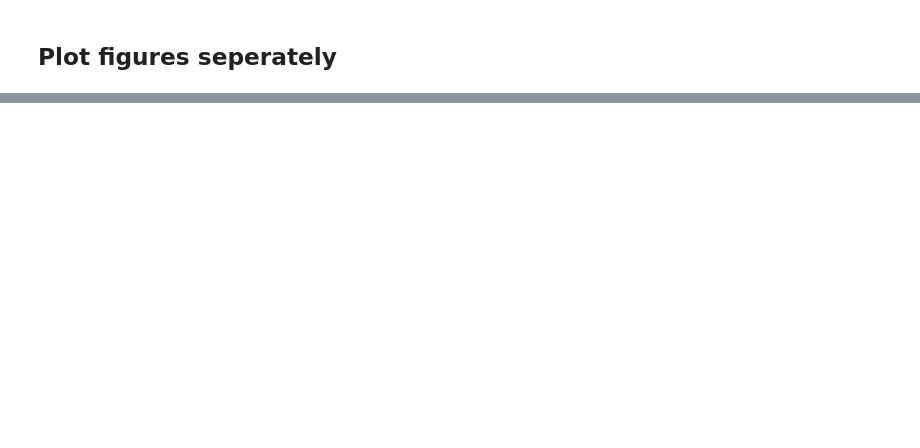
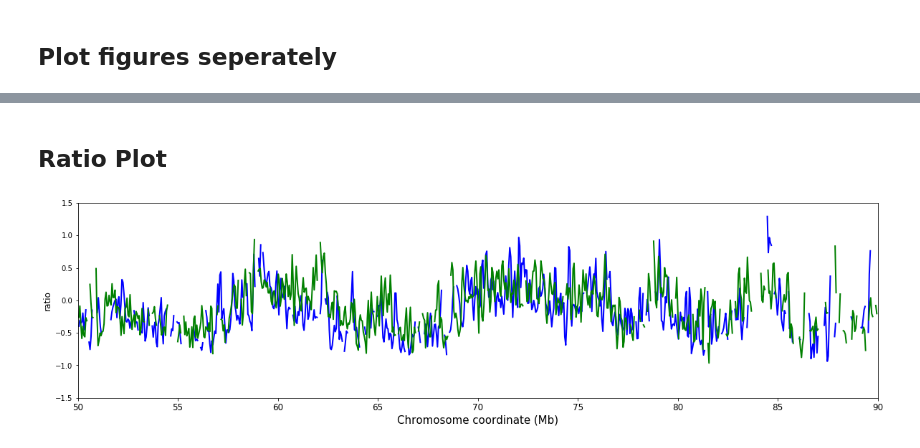
Before and after one commit to ame9yu/cell-cycle-chromatin, a Jupyter notebook: dna-replication-sandbox/WCEReplicationTiming.ipynb, the cells around one changed output, grey strips where cells are left out. Drawn from its saved outputs; the diff is of its cells as text; code cells hidden in the pictures; blank space fills up the shorter version.

```diff
--- a/dna-replication-sandbox/WCEReplicationTiming.ipynb
+++ b/dna-replication-sandbox/WCEReplicationTiming.ipynb
@@ -130,0 +164,29 @@ for data in data_array:
+# %%
+xarray_exp1 = []
+yarray_exp1 = []
+xarray_exp2 = []
+yarray_exp2 = []
+
+# smooth exp1
+for data in data_array_exp1:
+    xnew, ynew = new_smooth(data[0])
+    xarray_exp1.append(xnew)
+    yarray_exp1.append(ynew)
+
+# smooth exp2
+for data in data_array_exp2:
+    xnew, ynew = new_smooth(data[0])
+    xarray_exp2.append(xnew)
+    yarray_exp2.append(ynew)
+
+# smooth Itamar's data
+rep1_x, rep1_y = new_smooth(rep1_S)
+rep2_x, rep2_y = new_smooth(rep2_S)
+# %%
+# size validation
+for x in xarray_exp1:
+    print(x.shape)
+for x in xarray_exp2:
+    print(x.shape)
+print(rep1_x.shape)
+print(rep1_y.shape)
@@ -234,0 +328,18 @@ fig.savefig("exp2_WCE_seperate.pdf",bbox_extra_artists=(lgd,), bbox_inches='tigh
+# %% [markdown]
+## Ratio Plot
+# %%
+# rep1 and rep2
+fig = plt.figure()
+ax = fig.add_subplot(111)
+ax.plot(rep1_x, rep1_y, color="blue", lw=2)
+ax.plot(rep2_x, rep2_y, color="green", lw=2)
+
+ax.set_xlim(left=minval*Mb, right=maxval*Mb);
+ax.set_ylim(bottom=-1.5, top=1.5)
+ax.set_xlabel("Chromosome coordinate (Mb)", size=15);
+ax.set_ylabel("ratio", size=12);
+ax.set_xticklabels(map(lambda x: int(x/Mb), ax.get_xticks()), size=12);
+
+fig.set_size_inches(20,5, forward=True)
+# %% [output]
+[figure, added]
```
Also changed, not shown: parts of 26 cells of this notebook, 14 other files.
